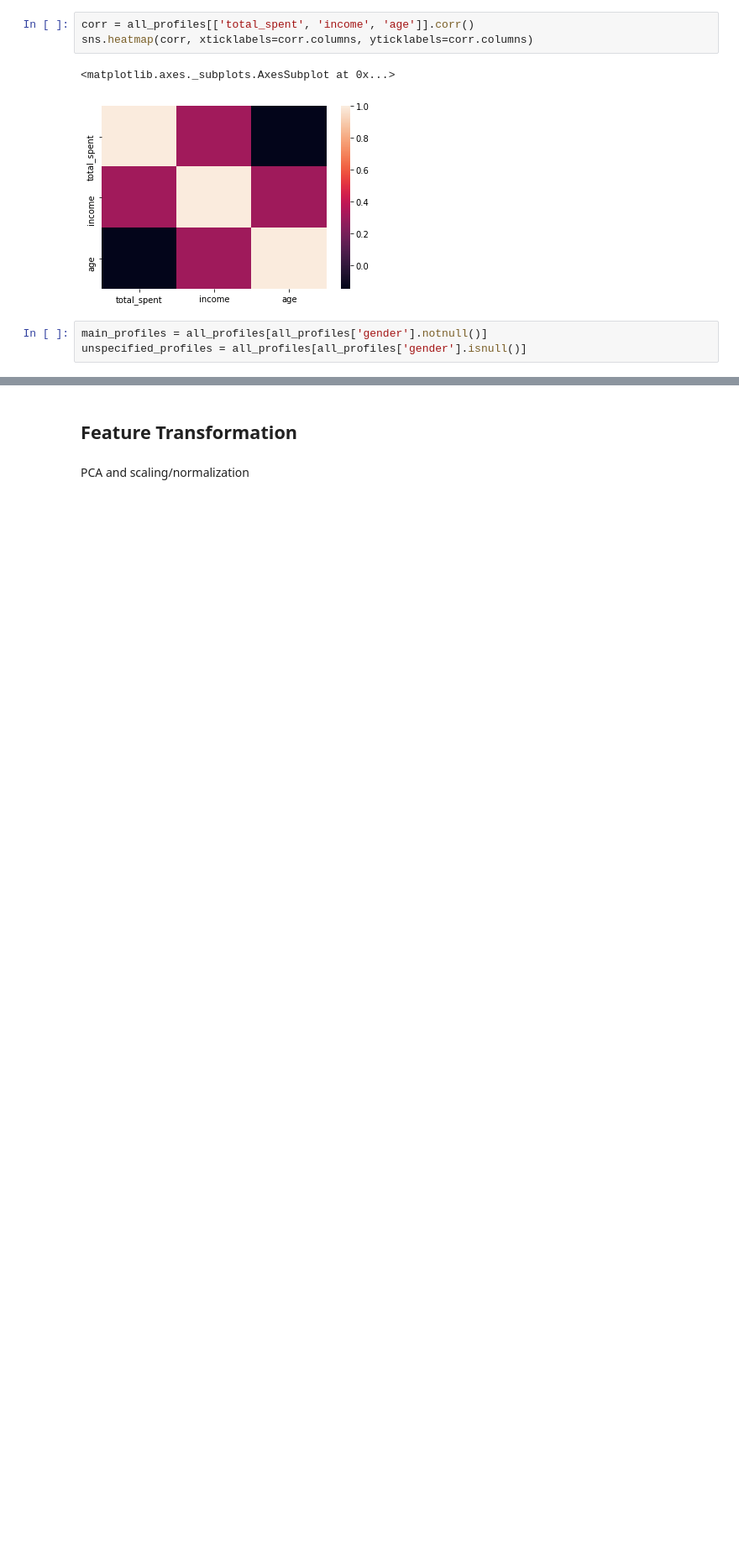
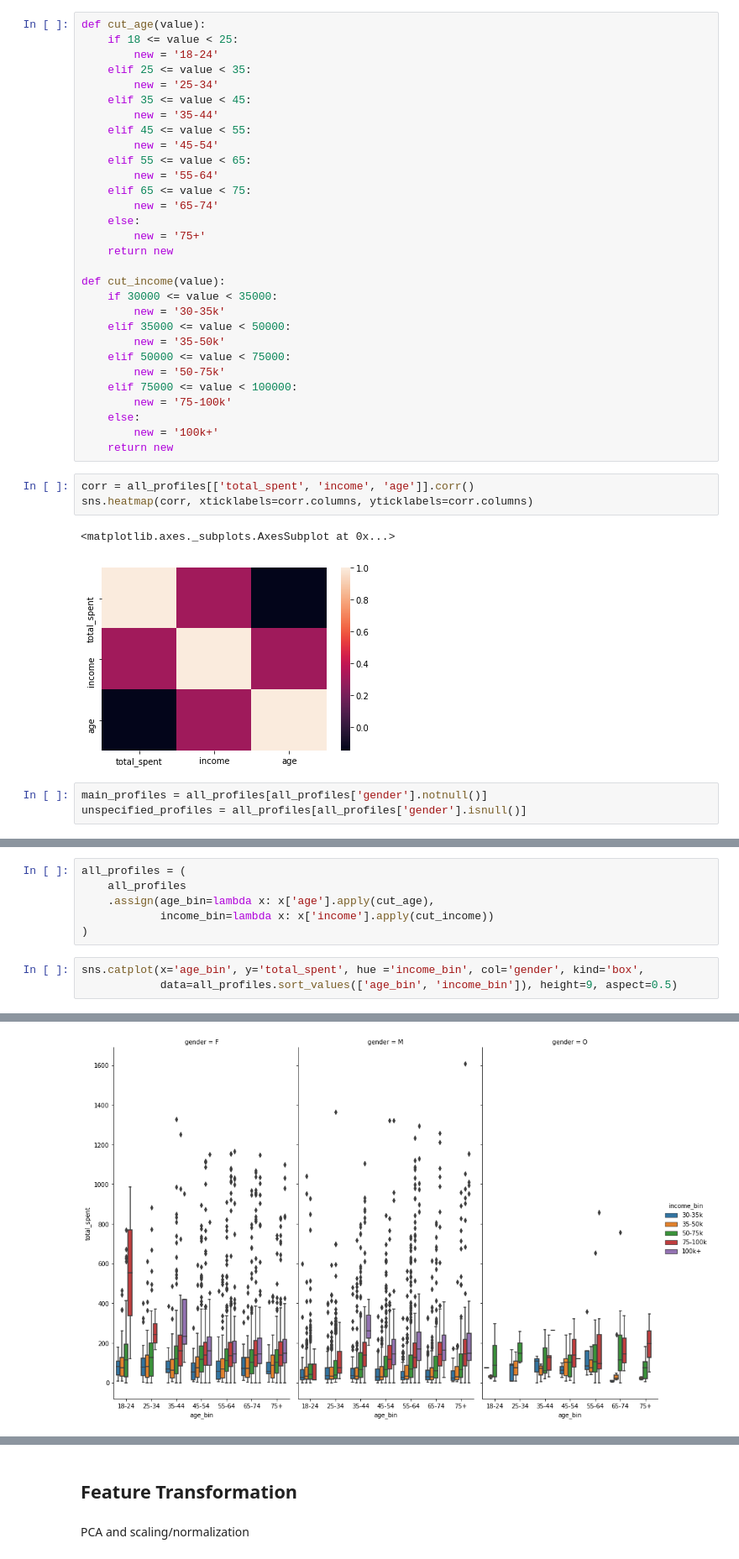
Before and after one commit to trant22t/data-science-nanodegree, a Jupyter notebook: starbucks_optimization_strategy/customer_segmentation/customer_segmentation_2.ipynb, the cells around one changed output, grey strips where cells are left out. Shown at 84% size. Saved outputs shown, nothing was run; the diff lists cells and outputs as text; blank space fills up the shorter version.

Commit message:
add feature analysis and imputation for gender, age and income of starbucks customer segmentation project

```diff
--- a/starbucks_optimization_strategy/customer_segmentation/customer_segmentation_2.ipynb
+++ b/starbucks_optimization_strategy/customer_segmentation/customer_segmentation_2.ipynb
@@ -253,6 +258,36 @@ all_profiles.head()
 5 rows × 60 columns
 # %% [markdown]
 ## Feature Analysis
+# %%
+def cut_age(value):
+    if 18 <= value < 25:
+        new = '18-24'
+    elif 25 <= value < 35:
+        new = '25-34'
+    elif 35 <= value < 45:
+        new = '35-44'
+    elif 45 <= value < 55:
+        new = '45-54'
+    elif 55 <= value < 65:
+        new = '55-64'
+    elif 65 <= value < 75:
+        new = '65-74'
+    else:
+        new = '75+'
+    return new
+
+def cut_income(value):
+    if 30000 <= value < 35000:
+        new = '30-35k'
+    elif 35000 <= value < 50000:
+        new = '35-50k'
+    elif 50000 <= value < 75000:
+        new = '50-75k'
+    elif 75000 <= value < 100000:
+        new = '75-100k'
+    else:
+        new = '100k+'
+    return new
 # %%
 corr = all_profiles[['total_spent', 'income', 'age']].corr()
 sns.heatmap(corr, xticklabels=corr.columns, yticklabels=corr.columns)
@@ -271,0 +307,10 @@ sns.pairplot(main_profiles[['age', 'income', 'received_count_total', 'viewed_cou
+# %%
+all_profiles = (
+    all_profiles
+    .assign(age_bin=lambda x: x['age'].apply(cut_age),
+            income_bin=lambda x: x['income'].apply(cut_income))
+)
+# %%
+sns.catplot(x='age_bin', y='total_spent', hue ='income_bin', col='gender', kind='box',
+            data=all_profiles.sort_values(['age_bin', 'income_bin']), height=9, aspect=0.5)
+# %% [output]
@@ -271,0 +318 @@ sns.pairplot(main_profiles[['age', 'income', 'received_count_total', 'viewed_cou
+[figure, added]
```
Also changed, not shown: parts of 31 cells of this notebook, 1 other file.
